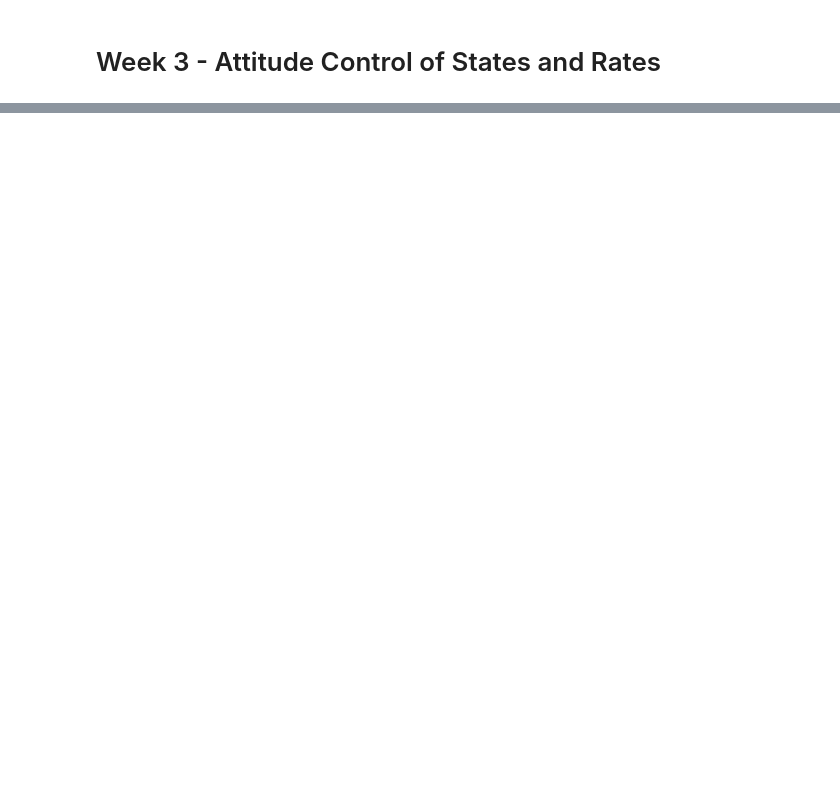
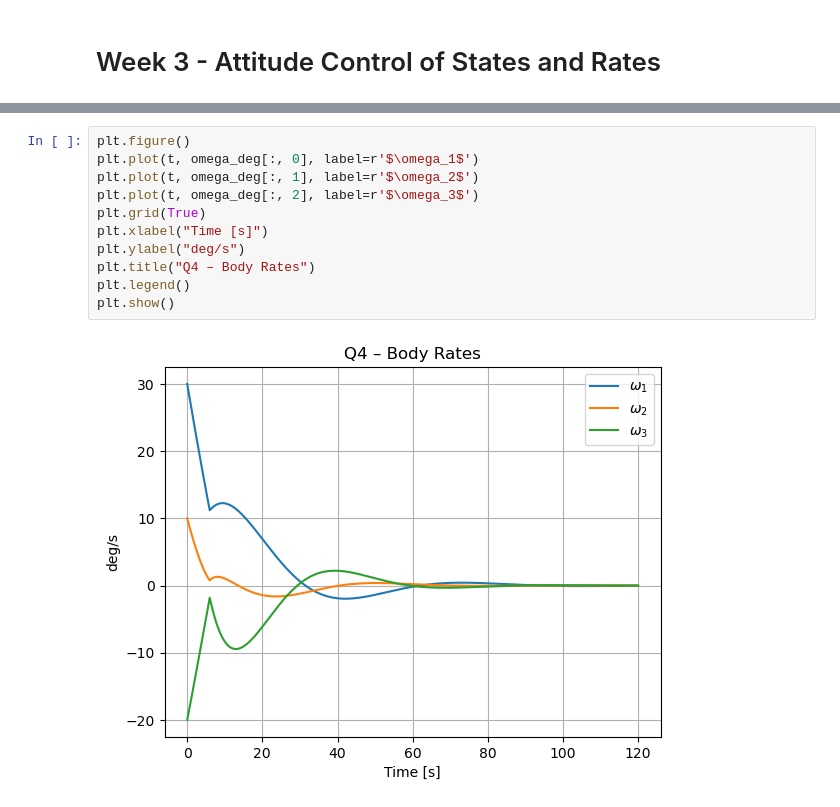
Before and after one commit to johnm3398/Spacecraft-Dynamics-and-Control, a Jupyter notebook: 3 - Control of Nonlinear Spacecraft Attitude Motion/Module 3 - Attitude Control of States and Rates.ipynb, the cells around one changed output, grey strips where cells are left out. Cells and saved outputs as stored; diff of their text form; blank space fills up the shorter version.

Commit message:
Update Module 3 - Attitude Control of States and Rates.ipynb
Concept Check 1 q4 and q5 is done. But i will need to review the code to understand it better.

```diff
--- a/3 - Control of Nonlinear Spacecraft Attitude Motion/Module 3 - Attitude Control of States and Rates.ipynb
+++ b/3 - Control of Nonlinear Spacecraft Attitude Motion/Module 3 - Attitude Control of States and Rates.ipynb
@@ -2,0 +234,13 @@
+# %%
+plt.figure()
+plt.plot(t, omega_deg[:, 0], label=r'$\omega_1$')
+plt.plot(t, omega_deg[:, 1], label=r'$\omega_2$')
+plt.plot(t, omega_deg[:, 2], label=r'$\omega_3$')
+plt.grid(True)
+plt.xlabel("Time [s]")
+plt.ylabel("deg/s")
+plt.title("Q4 – Body Rates")
+plt.legend()
+plt.show()
+# %% [output]
+[figure, added]
```
Also changed, not shown: parts of 22 cells of this notebook.
